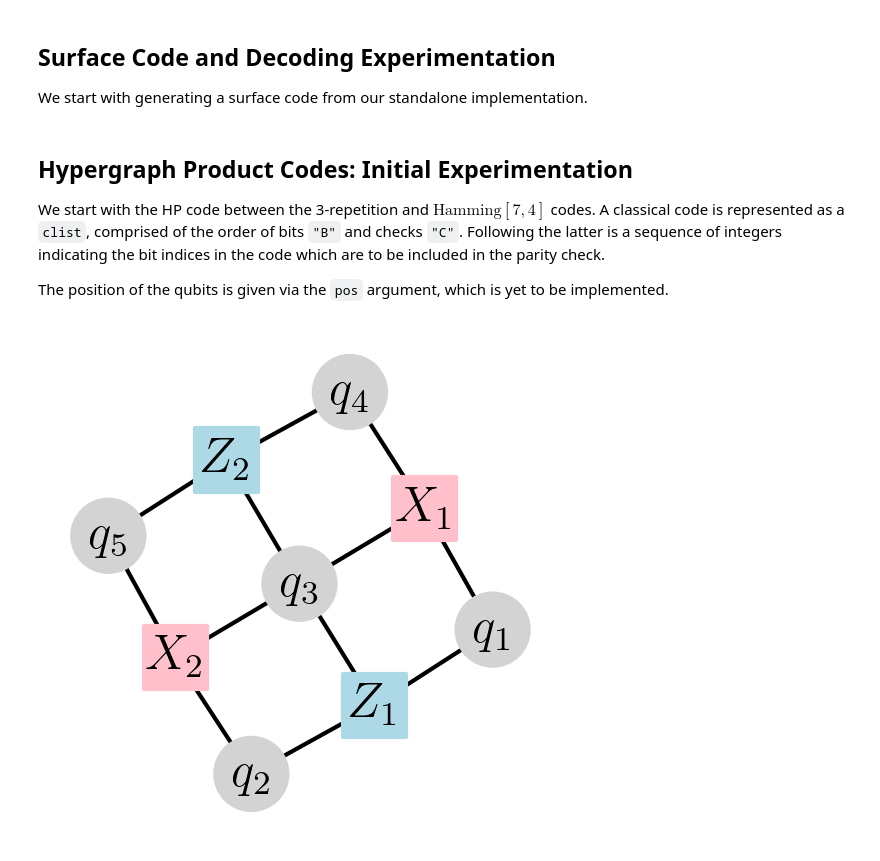
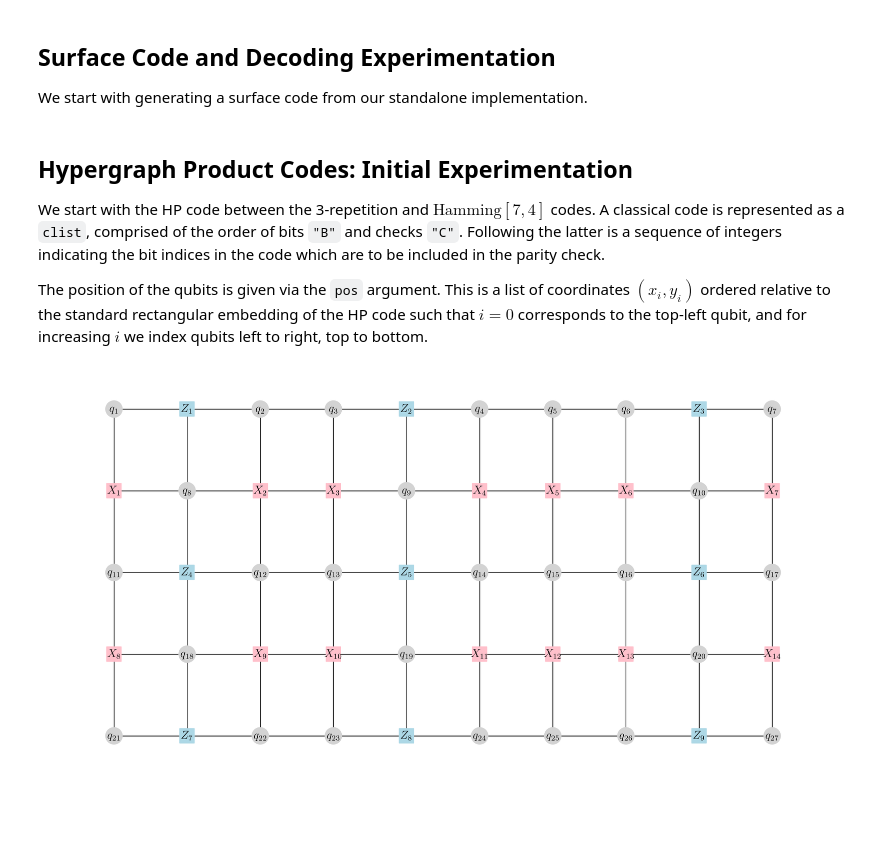
Before and after one commit to angelodibella/weave, a Jupyter notebook: Analysis.ipynb, the cells around one changed output. Drawn from its saved outputs; the diff is of its cells as text; code cells hidden in the pictures; blank space fills up the shorter version.

Commit message:
Implement position in HP codes

```diff
--- a/Analysis.ipynb
+++ b/Analysis.ipynb
@@ -73,7 +73,7 @@ plt.grid(which='minor')
 
 We start with the HP code between the 3-repetition and $\text{Hamming}[7,4]$ codes. A classical code is represented as a `clist`, comprised of the order of bits `"B"` and checks `"C"`. Following the latter is a sequence of integers indicating the bit indices in the code which are to be included in the parity check.
 
-The position of the qubits is given via the `pos` argument, which is yet to be implemented.
+The position of the qubits is given via the `pos` argument. This is a list of coordinates $(x_i,y_i)$ ordered relative to the standard rectangular embedding of the HP code such that $i=0$ corresponds to the top-left qubit, and for increasing $i$ we index qubits left to right, top to bottom.
 # %%
 import numpy as np
 import networkx as nx
@@ -96,8 +97,9 @@ hp_code = model.StabilizerModel("hypergraph_product_code:x_memory", clist1=clist
 # %%
 clist_rep_2 = ["B", "C", 0, 1, "B"]
-hp_code = model.StabilizerModel("hypergraph_product_code:z_memory", clist1=clist_rep_2, clist2=clist_rep_2, pos=1, rounds=2)
+pos = [(x, 5 - y - 1) for y in range(5) for x in range(5)]
+hp_code = model.StabilizerModel("hypergraph_product_code:z_memory", clist1=clist_rep_3, clist2=clist_rep_3, pos=pos, rounds=2)
 # %%
-plt.figure(figsize=(2, 2))
+plt.figure(figsize=(15, 7.5))
 hp_code.draw(with_labels=True)
 # %% [output]
-[figure, old version]
+[figure, new version]
```
Also changed, not shown: parts of 1 cell of this notebook, 1 other file.
